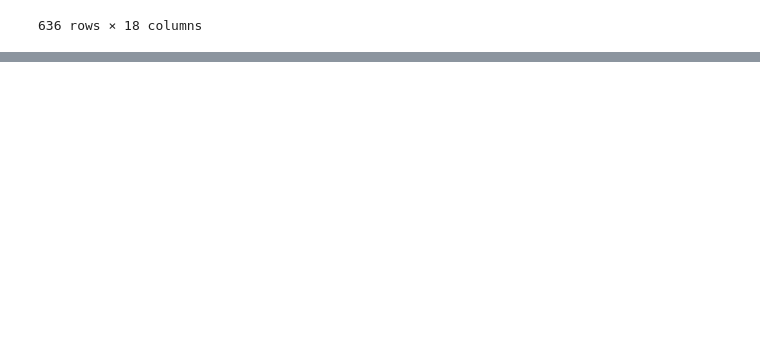
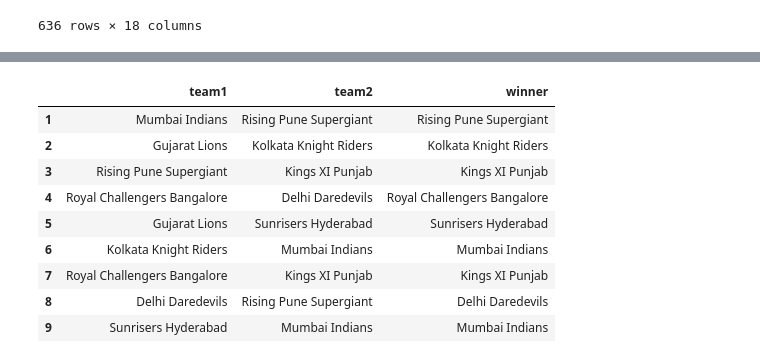
Before and after one commit to Frigid29/python-pandas, a Jupyter notebook: reading.ipynb, the cells around one changed output, grey strips where cells are left out. Drawn from its saved outputs; the diff is of its cells as text; code cells hidden in the pictures; blank space fills up the shorter version.

```diff
--- a/reading.ipynb
+++ b/reading.ipynb
@@ -21,0 +117,16 @@ df
+# %%
+#to fetch data of particular columns and rows
+#data.iloc[starting-row-index:ending-row-index,[col1_index, col2.index, col3.index]]
+#indexing starts from 0
+df.iloc[1:10,[4,5,10]]
+# %% [output]
+|  | team1 | team2 | winner |
+| 1 | Mumbai Indians | Rising Pune Supergiant | Rising Pune Supergiant |
+| 2 | Gujarat Lions | Kolkata Knight Riders | Kolkata Knight Riders |
+| 3 | Rising Pune Supergiant | Kings XI Punjab | Kings XI Punjab |
+| 4 | Royal Challengers Bangalore | Delhi Daredevils | Royal Challengers Bangalore |
+| 5 | Gujarat Lions | Sunrisers Hyderabad | Sunrisers Hyderabad |
+| 6 | Kolkata Knight Riders | Mumbai Indians | Mumbai Indians |
+| 7 | Royal Challengers Bangalore | Kings XI Punjab | Kings XI Punjab |
+| 8 | Delhi Daredevils | Rising Pune Supergiant | Delhi Daredevils |
+| 9 | Sunrisers Hyderabad | Mumbai Indians | Mumbai Indians |
```
Also changed, not shown: parts of 11 cells of this notebook.
